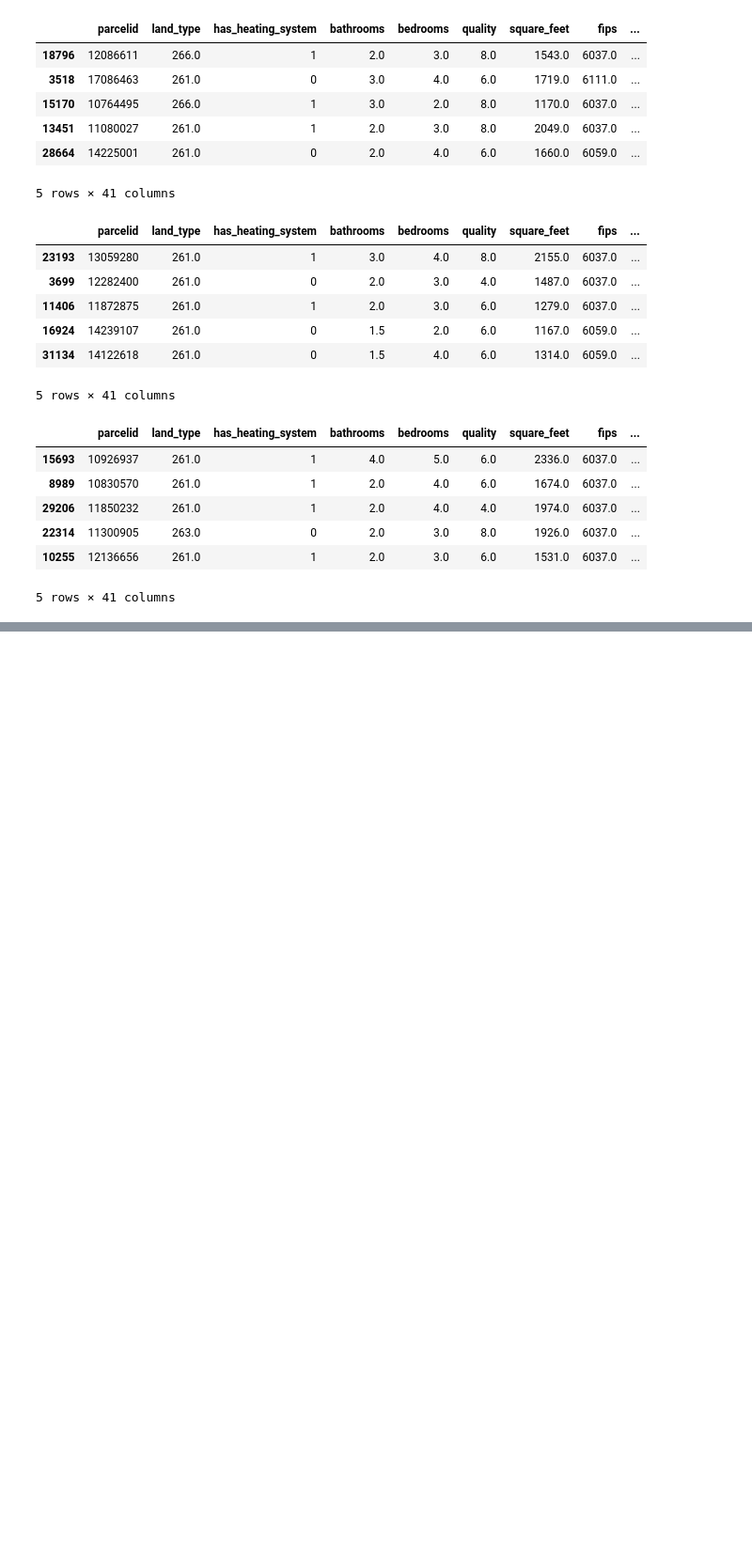
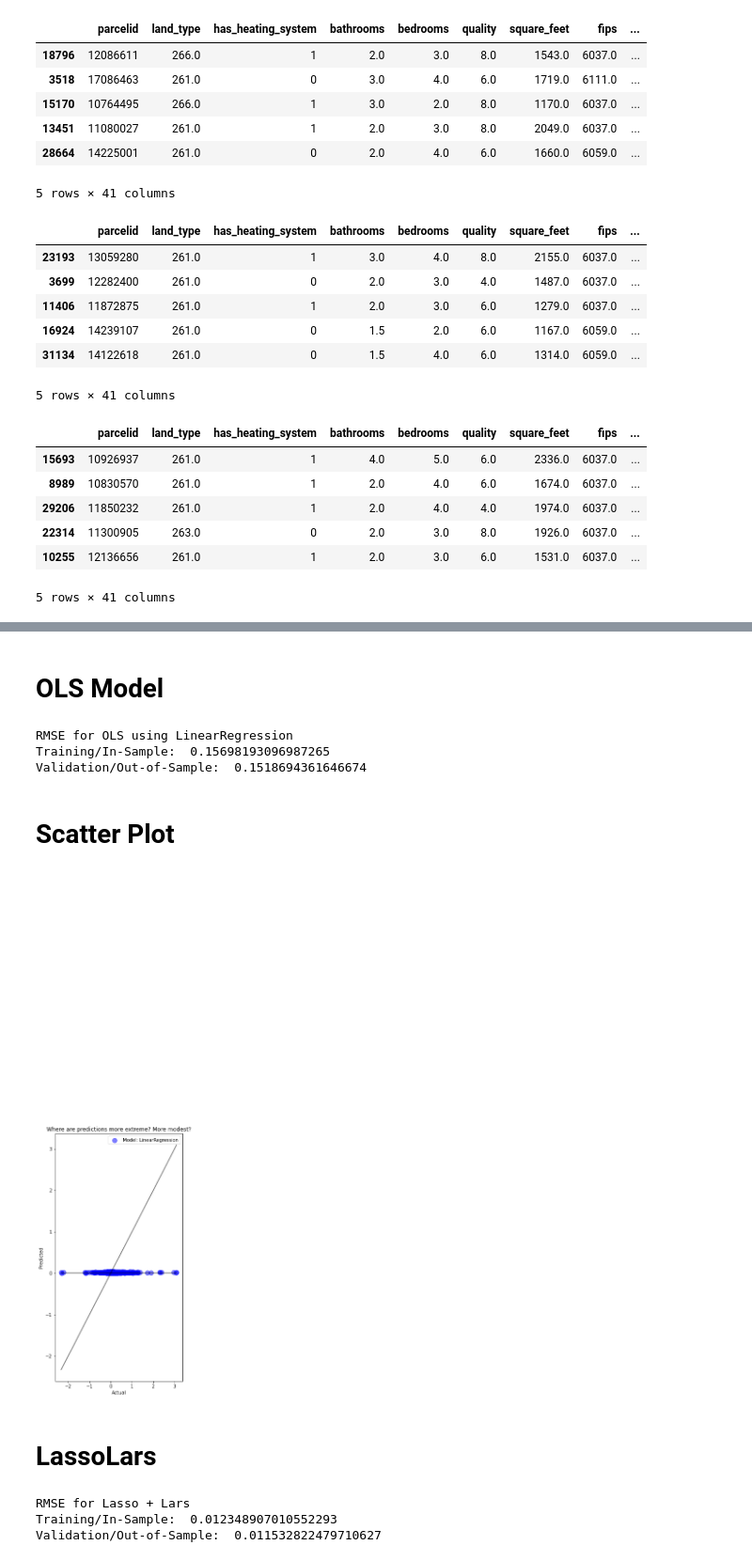
Before and after one commit to Zillow-Project/zillow_project_2021, a Jupyter notebook: Liam/train_val_test_with_clusters.ipynb, the cells around one changed output, grey strips where cells are left out. Shown: that part at 94% size. Saved outputs shown, nothing was run; the diff lists cells and outputs as text; code cells hidden in the pictures; blank space fills up the shorter version.

```diff
--- a/Liam/train_val_test_with_clusters.ipynb
+++ b/Liam/train_val_test_with_clusters.ipynb
@@ -329,0 +356,2 @@ test.head()
+# %%
+train, validate, test = focused_zillow(train, validate, test)
@@ -329,0 +381,2 @@ test.head()
+# %%
+X_train, X_validate, X_test, y_train, y_validate, y_test = split_train_validate_test(train, validate, test)
@@ -329,0 +451,73 @@ test.head()
+# %% [markdown]
+# OLS Model
+# %%
+# create the model object
+lm = LinearRegression(normalize=True)
+# fit the model to our training data. We must specify the column in y_train,
+# since we have converted it to a dataframe from a series!
+lm.fit(X_train, y_train.logerror)
+    # just call y_train.actual_target
+# predict train
+y_train['logerror_pred_lm'] = lm.predict(X_train)
+# evaluate: rmse
+rmse_train_lm = mean_squared_error(y_train.logerror, y_train.logerror_pred_lm)**(1/2)
+# predict validate
+y_validate['logerror_pred_lm'] = lm.predict(X_validate)
+# evaluate: rmse
+rmse_validate_lm = mean_squared_error(y_validate.logerror, y_validate.logerror_pred_lm)**(1/2)
+    # make sure you are using x_validate an not x_train
+print("RMSE for OLS using LinearRegression\nTraining/In-Sample: ", rmse_train_lm,
+      "\nValidation/Out-of-Sample: ", rmse_validate_lm)
+# %% [output]
+RMSE for OLS using LinearRegression
+Training/In-Sample:  0.15698193096987265
+Validation/Out-of-Sample:  0.1518694361646674
+# %% [markdown]
+# Scatter Plot
+# %%
+# y_validate.head()
+plt.figure(figsize=(5, 10))
+plt.plot(y_validate.logerror, y_validate.logerror_pred_median, alpha=.5, color="black", label='_nolegend_')
+plt.annotate("Baseline: Predict Using Median", (16, 9.5))
+plt.plot(y_validate.logerror, y_validate.logerror, alpha=.5, color="black", label='_nolegend_')
+plt.annotate("The Ideal Line: Predicted = Actual", (.5, 3.5), rotation=15.5)
+plt.scatter(y_validate.logerror, y_validate.logerror_pred_lm,
+            alpha=.5, color="blue", s=100, label="Model: LinearRegression")
+plt.legend()
+plt.xlabel("Actual")
+plt.ylabel("Predicted")
+plt.title("Where are predictions more extreme? More modest?")
+# plt.annotate("The polynomial model appears to overreact to noise", (2.0, -10))
+# plt.annotate("The OLS model (LinearRegression)\n appears to be most consistent", (15.5, 3))
+plt.show()
+# %% [output]
+[figure, added]
+# %% [markdown]
+# LassoLars
+# %%
+# create the model object
+lars = LassoLars(alpha=1.0)
+    # what alpha is in this case
+        # kidn of that regualizer that make lasso a little bit different
+        # can go from 0 to infinity
+            # it will eventually stop changing the efficivicy of you model
+                # depenind on th enumber of features being fed in
+            # if alpha = 0 it is the same thing as a los model
+# fit the model to our training data. We must specify the column in y_train,
+# since we have converted it to a dataframe from a series!
+lars.fit(X_train, y_train.logerror)
+    # fit the thing
+# predict train
+y_train['logerror_pred_lars'] = lars.predict(X_train)
+# evaluate: rmse
+rmse_train_lars = mean_squared_error(y_train.logerror, y_train.logerror_pred_lars)**1/2
+# predict validate
+y_validate['logerror_pred_lars'] = lars.predict(X_validate)
+# evaluate: rmse
+rmse_validate_lars = mean_squared_error(y_validate.logerror, y_validate.logerror_pred_lars)**1/2
+print("RMSE for Lasso + Lars\nTraining/In-Sample: ", rmse_train_lars,
+      "\nValidation/Out-of-Sample: ", rmse_validate_lars)
+# %% [output]
+RMSE for Lasso + Lars
+Training/In-Sample:  0.012348907010552293
+Validation/Out-of-Sample:  0.011532822479710627
```
Also changed, not shown: parts of 32 cells of this notebook.
